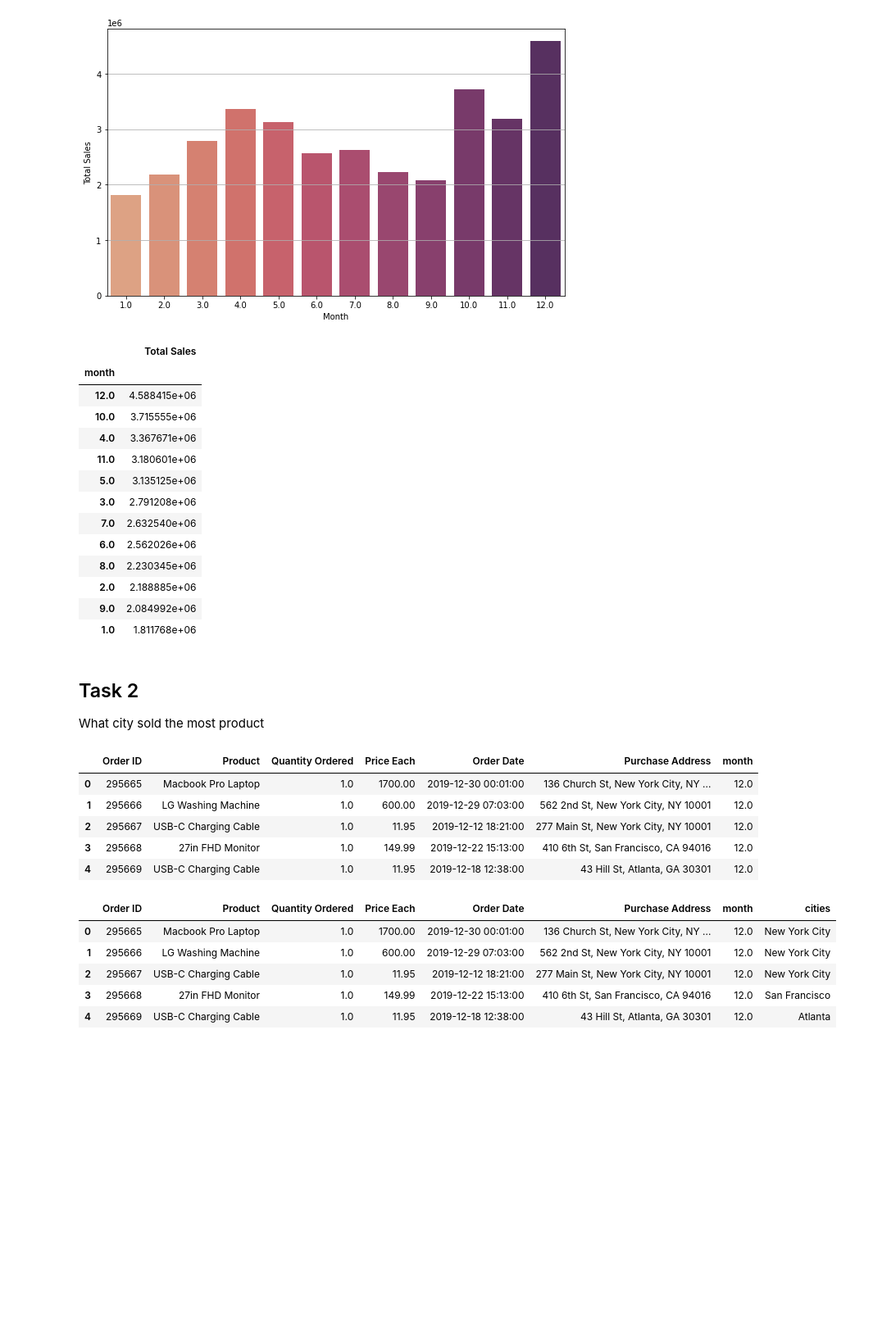
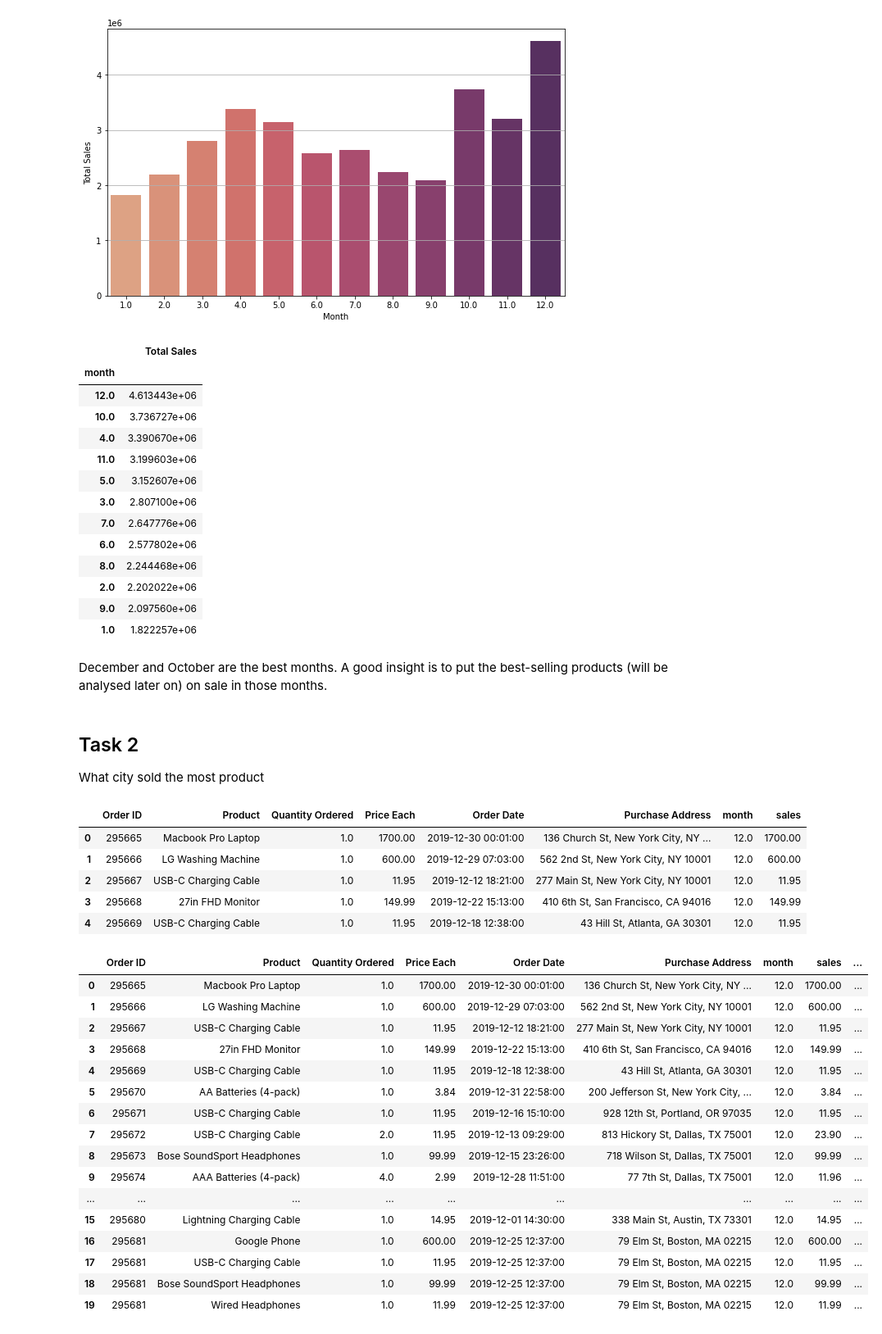
Before and after one commit to Uchoa-Gui/DataScience-Projects, a Jupyter notebook: notebooks/Sales_Analysis.ipynb, the cells around one changed output. Shown: that part at 82% size. Cells and saved outputs as stored; diff of their text form; code cells hidden in the pictures; blank space fills up the shorter version.

```diff
--- a/notebooks/Sales_Analysis.ipynb
+++ b/notebooks/Sales_Analysis.ipynb
@@ -161,3 +130,6 @@ df.drop('Unnamed: 0', axis=1, inplace=True)
 # %%
 df['Price Each'] = df['Price Each'].astype(float)
 df['Quantity Ordered'] = df['Quantity Ordered'].astype(float)
+# %%
+df['sales'] = df['Price Each'] * df['Quantity Ordered']
+df.head(10)
@@ -175,47 +159,61 @@ plt.grid(axis='y')
 [figure]
 # %%
 #Data Frame to visualize the difference between values
-df_sales = pd.DataFrame({'Total Sales': sales_per_month['Price Each']})
+df_sales = pd.DataFrame({'Total Sales': sales_per_month['sales']})
 
 df_sales.sort_values('Total Sales', ascending=False)
 # %% [output]
 |  | Total Sales |
 | month |  |
-| 12.0 | 4.588415e+06 |
-| 10.0 | 3.715555e+06 |
-| 4.0 | 3.367671e+06 |
-| 11.0 | 3.180601e+06 |
-| 5.0 | 3.135125e+06 |
-| 3.0 | 2.791208e+06 |
-| 7.0 | 2.632540e+06 |
-| 6.0 | 2.562026e+06 |
-| 8.0 | 2.230345e+06 |
-| 2.0 | 2.188885e+06 |
-| 9.0 | 2.084992e+06 |
-| 1.0 | 1.811768e+06 |
+| 12.0 | 4.613443e+06 |
+| 10.0 | 3.736727e+06 |
+| 4.0 | 3.390670e+06 |
+| 11.0 | 3.199603e+06 |
+| 5.0 | 3.152607e+06 |
+| 3.0 | 2.807100e+06 |
+| 7.0 | 2.647776e+06 |
+| 6.0 | 2.577802e+06 |
+| 8.0 | 2.244468e+06 |
+| 2.0 | 2.202022e+06 |
+| 9.0 | 2.097560e+06 |
+| 1.0 | 1.822257e+06 |
+# %% [markdown]
+December and October are the best months. A good insight is to put the best-selling products (will be analysed later on) on sale in those months.
 # %% [markdown]
 ## Task 2
 What city sold the most product
 # %%
 df.head()
 # %% [output]
-|  | Order ID | Product | Quantity Ordered | Price Each | Order Date | Purchase Address | month |
-| 0 | 295665 | Macbook Pro Laptop | 1.0 | 1700.00 | 2019-12-30 00:01:00 | 136 Church St, New York City, NY ... | 12.0 |
-| 1 | 295666 | LG Washing Machine | 1.0 | 600.00 | 2019-12-29 07:03:00 | 562 2nd St, New York City, NY 10001 | 12.0 |
-| 2 | 295667 | USB-C Charging Cable | 1.0 | 11.95 | 2019-12-12 18:21:00 | 277 Main St, New York City, NY 10001 | 12.0 |
-| 3 | 295668 | 27in FHD Monitor | 1.0 | 149.99 | 2019-12-22 15:13:00 | 410 6th St, San Francisco, CA 94016 | 12.0 |
-| 4 | 295669 | USB-C Charging Cable | 1.0 | 11.95 | 2019-12-18 12:38:00 | 43 Hill St, Atlanta, GA 30301 | 12.0 |
+|  | Order ID | Product | Quantity Ordered | Price Each | Order Date | Purchase Address | month | sales |
+| 0 | 295665 | Macbook Pro Laptop | 1.0 | 1700.00 | 2019-12-30 00:01:00 | 136 Church St, New York City, NY ... | 12.0 | 1700.00 |
+| 1 | 295666 | LG Washing Machine | 1.0 | 600.00 | 2019-12-29 07:03:00 | 562 2nd St, New York City, NY 10001 | 12.0 | 600.00 |
+| 2 | 295667 | USB-C Charging Cable | 1.0 | 11.95 | 2019-12-12 18:21:00 | 277 Main St, New York City, NY 10001 | 12.0 | 11.95 |
+| 3 | 295668 | 27in FHD Monitor | 1.0 | 149.99 | 2019-12-22 15:13:00 | 410 6th St, San Francisco, CA 94016 | 12.0 | 149.99 |
+| 4 | 295669 | USB-C Charging Cable | 1.0 | 11.95 | 2019-12-18 12:38:00 | 43 Hill St, Atlanta, GA 30301 | 12.0 | 11.95 |
 # %%
-df['cities'] = df['Purchase Address'].str.split(',').str.get(1)
+#Getting the cities and state
+df['cities'] = df['Purchase Address'].str.split(',').str.get(1) + ' ' + '(' + df['Purchase Address'].str.split(',').str.get(2).str.split(' ').str.get(1) + ')'
 # %%
-df.head()
+df.head(20)
 # %% [output]
-|  | Order ID | Product | Quantity Ordered | Price Each | Order Date | Purchase Address | month | cities |
-| 0 | 295665 | Macbook Pro Laptop | 1.0 | 1700.00 | 2019-12-30 00:01:00 | 136 Church St, New York City, NY ... | 12.0 | New York City |
-| 1 | 295666 | LG Washing Machine | 1.0 | 600.00 | 2019-12-29 07:03:00 | 562 2nd St, New York City, NY 10001 | 12.0 | New York City |
-| 2 | 295667 | USB-C Charging Cable | 1.0 | 11.95 | 2019-12-12 18:21:00 | 277 Main St, New York City, NY 10001 | 12.0 | New York City |
-| 3 | 295668 | 27in FHD Monitor | 1.0 | 149.99 | 2019-12-22 15:13:00 | 410 6th St, San Francisco, CA 94016 | 12.0 | San Francisco |
-| 4 | 295669 | USB-C Charging Cable | 1.0 | 11.95 | 2019-12-18 12:38:00 | 43 Hill St, Atlanta, GA 30301 | 12.0 | Atlanta |
+|  | Order ID | Product | Quantity Ordered | Price Each | Order Date | Purchase Address | month | sales | ... |
+| 0 | 295665 | Macbook Pro Laptop | 1.0 | 1700.00 | 2019-12-30 00:01:00 | 136 Church St, New York City, NY ... | 12.0 | 1700.00 | ... |
+| 1 | 295666 | LG Washing Machine | 1.0 | 600.00 | 2019-12-29 07:03:00 | 562 2nd St, New York City, NY 10001 | 12.0 | 600.00 | ... |
+| 2 | 295667 | USB-C Charging Cable | 1.0 | 11.95 | 2019-12-12 18:21:00 | 277 Main St, New York City, NY 10001 | 12.0 | 11.95 | ... |
+| 3 | 295668 | 27in FHD Monitor | 1.0 | 149.99 | 2019-12-22 15:13:00 | 410 6th St, San Francisco, CA 94016 | 12.0 | 149.99 | ... |
+| 4 | 295669 | USB-C Charging Cable | 1.0 | 11.95 | 2019-12-18 12:38:00 | 43 Hill St, Atlanta, GA 30301 | 12.0 | 11.95 | ... |
+| 5 | 295670 | AA Batteries (4-pack) | 1.0 | 3.84 | 2019-12-31 22:58:00 | 200 Jefferson St, New York City, ... | 12.0 | 3.84 | ... |
+| 6 | 295671 | USB-C Charging Cable | 1.0 | 11.95 | 2019-12-16 15:10:00 | 928 12th St, Portland, OR 97035 | 12.0 | 11.95 | ... |
+| 7 | 295672 | USB-C Charging Cable | 2.0 | 11.95 | 2019-12-13 09:29:00 | 813 Hickory St, Dallas, TX 75001 | 12.0 | 23.90 | ... |
+| 8 | 295673 | Bose SoundSport Headphones | 1.0 | 99.99 | 2019-12-15 23:26:00 | 718 Wilson St, Dallas, TX 75001 | 12.0 | 99.99 | ... |
+| 9 | 295674 | AAA Batteries (4-pack) | 4.0 | 2.99 | 2019-12-28 11:51:00 | 77 7th St, Dallas, TX 75001 | 12.0 | 11.96 | ... |
+| ... | ... | ... | ... | ... | ... | ... | ... | ... | ... |
+| 15 | 295680 | Lightning Charging Cable | 1.0 | 14.95 | 2019-12-01 14:30:00 | 338 Main St, Austin, TX 73301 | 12.0 | 14.95 | ... |
+| 16 | 295681 | Google Phone | 1.0 | 600.00 | 2019-12-25 12:37:00 | 79 Elm St, Boston, MA 02215 | 12.0 | 600.00 | ... |
+| 17 | 295681 | USB-C Charging Cable | 1.0 | 11.95 | 2019-12-25 12:37:00 | 79 Elm St, Boston, MA 02215 | 12.0 | 11.95 | ... |
+| 18 | 295681 | Bose SoundSport Headphones | 1.0 | 99.99 | 2019-12-25 12:37:00 | 79 Elm St, Boston, MA 02215 | 12.0 | 99.99 | ... |
+| 19 | 295681 | Wired Headphones | 1.0 | 11.99 | 2019-12-25 12:37:00 | 79 Elm St, Boston, MA 02215 | 12.0 | 11.99 | ... |
 # %%
 df_cities = df.groupby('cities').sum()['Quantity Ordered'].sort_values(ascending=False)
 df_cities.plot(kind='bar')
```
Also changed, not shown: parts of 16 cells of this notebook.
